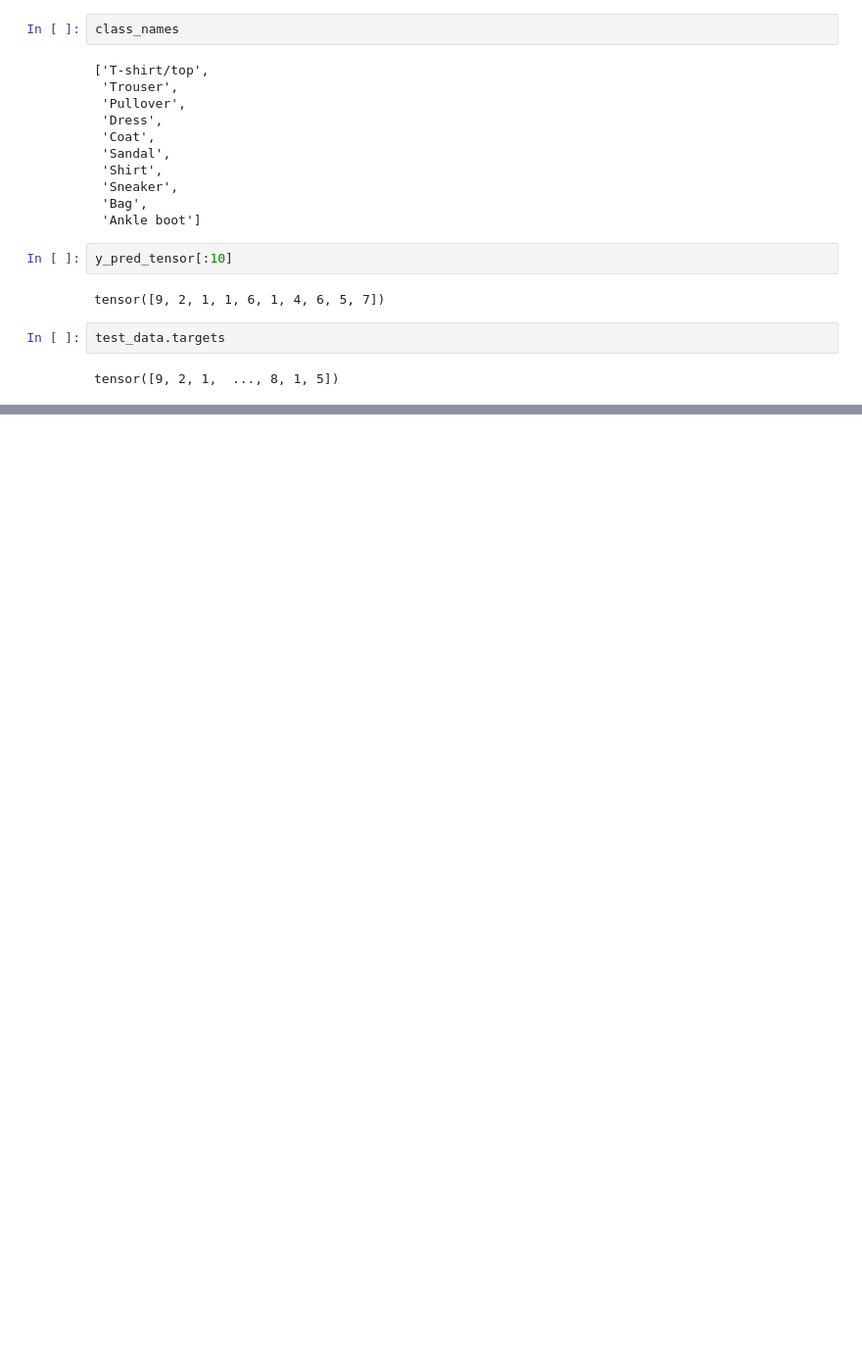
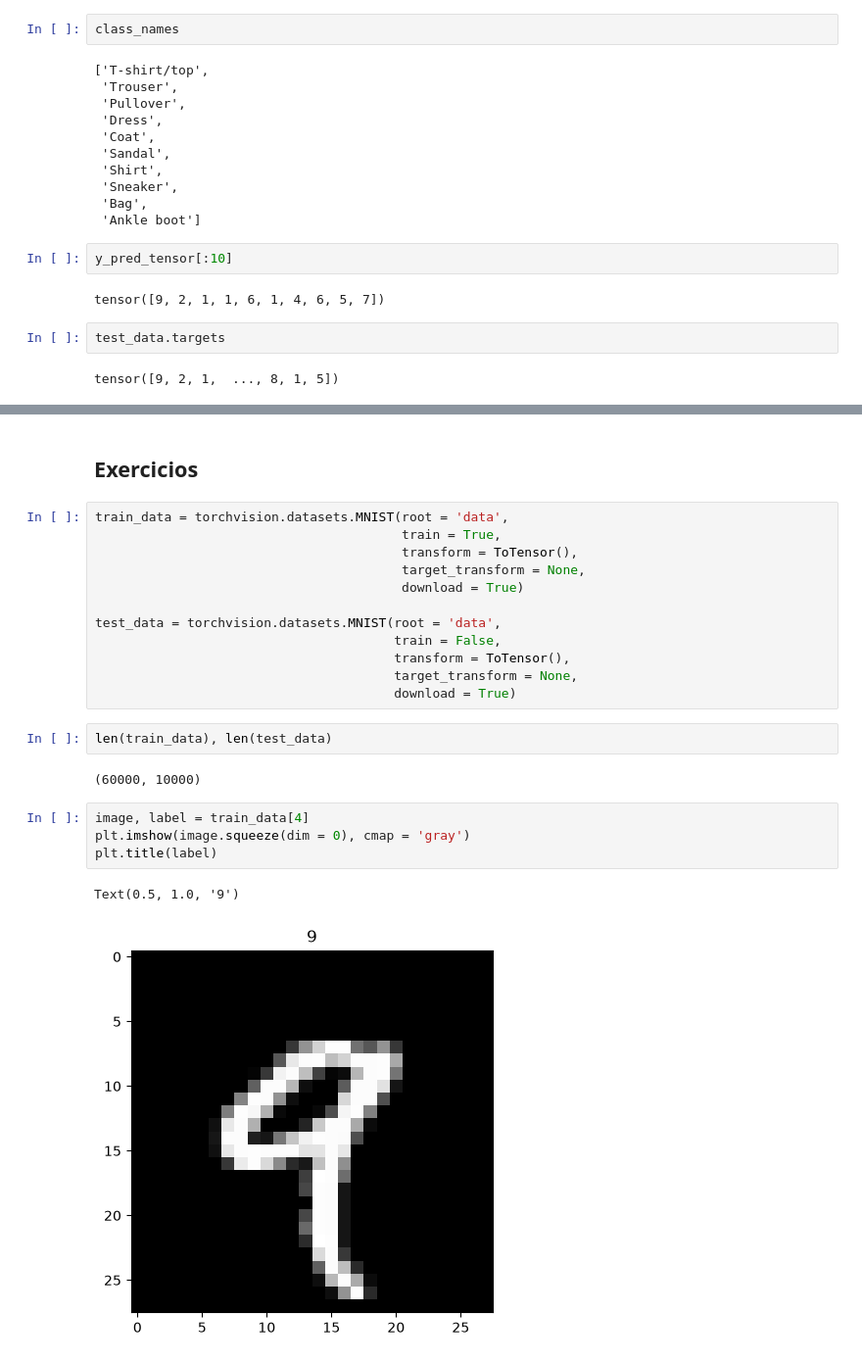
Before and after one commit to lucasget/estudos-pytorch, a Jupyter notebook: codigo.ipynb, the cells around one changed output, grey strips where cells are left out. Shown at 98% size. Cells and saved outputs as stored; diff of their text form; blank space fills up the shorter version.

Commit message:
Inicio dos exercicios do primeiro modulo

```diff
--- a/codigo.ipynb
+++ b/codigo.ipynb
@@ -4145,0 +4226,25 @@ fig , ax = plot_confusion_matrix(
+# %% [markdown]
+## Exercicios
+# %%
+train_data = torchvision.datasets.MNIST(root = 'data',
+                                        train = True,
+                                        transform = ToTensor(),
+                                        target_transform = None,
+                                        download = True)
+
+test_data = torchvision.datasets.MNIST(root = 'data',
+                                       train = False,
+                                       transform = ToTensor(),
+                                       target_transform = None,
+                                       download = True)
+# %%
+len(train_data), len(test_data)
+# %% [output]
+(60000, 10000)
+# %%
+image, label = train_data[4]
+plt.imshow(image.squeeze(dim = 0), cmap = 'gray')
+plt.title(label)
+# %% [output]
+Text(0.5, 1.0, '9')
+[figure, added]
```
Also changed, not shown: parts of 50 cells of this notebook, 9 other files.
